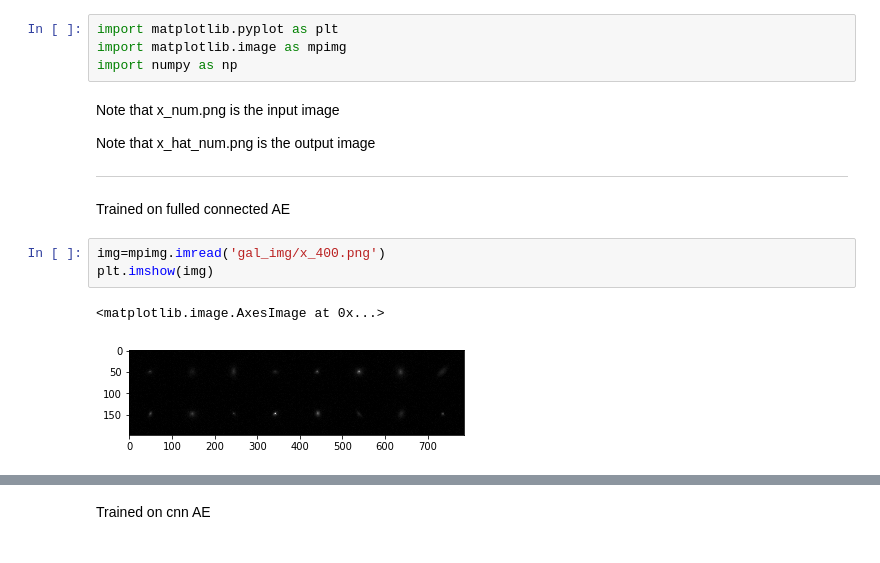
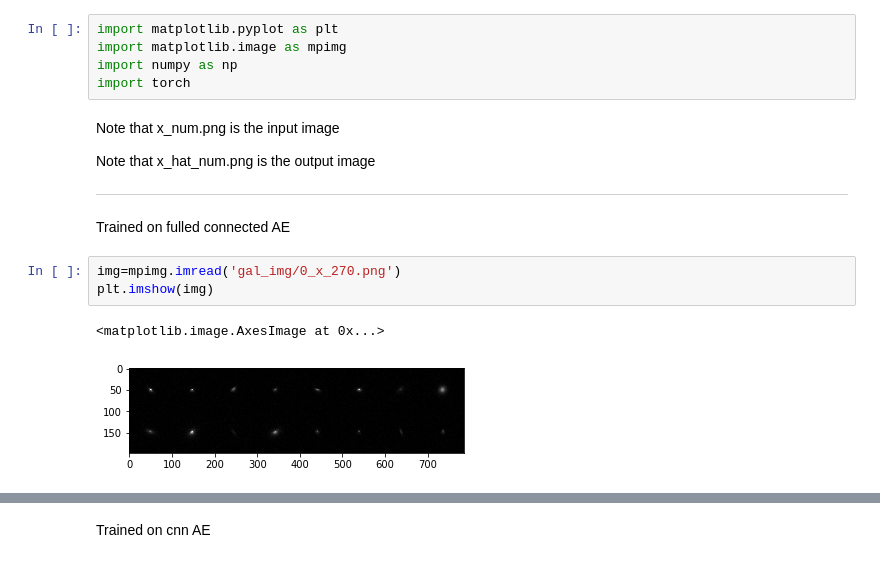
Before and after one commit to JunYinDM/GalaxyGenerativeModel, a Jupyter notebook: checkRes.ipynb, the cells around one changed output, grey strips where cells are left out. Cells and saved outputs as stored; diff of their text form.

```diff
--- a/checkRes.ipynb
+++ b/checkRes.ipynb
@@ -2,6 +2,7 @@
 import matplotlib.pyplot as plt
 import matplotlib.image as mpimg
 import numpy as np
+import torch
 # %% [markdown]
 
 Note that x_num.png is the input image
@@ -14,9 +15,9 @@ Note that x_hat_num.png is the output image
 
 Trained on fulled connected AE
 # %%
-img=mpimg.imread('gal_img/x_400.png')
+img=mpimg.imread('gal_img/0_x_270.png')
 plt.imshow(img)
 # %% [output]
 <matplotlib.image.AxesImage at 0x...>
-[figure, old version]
+[figure, new version]
 # %%
```
Also changed, not shown: parts of 15 cells of this notebook, 1 other file.
